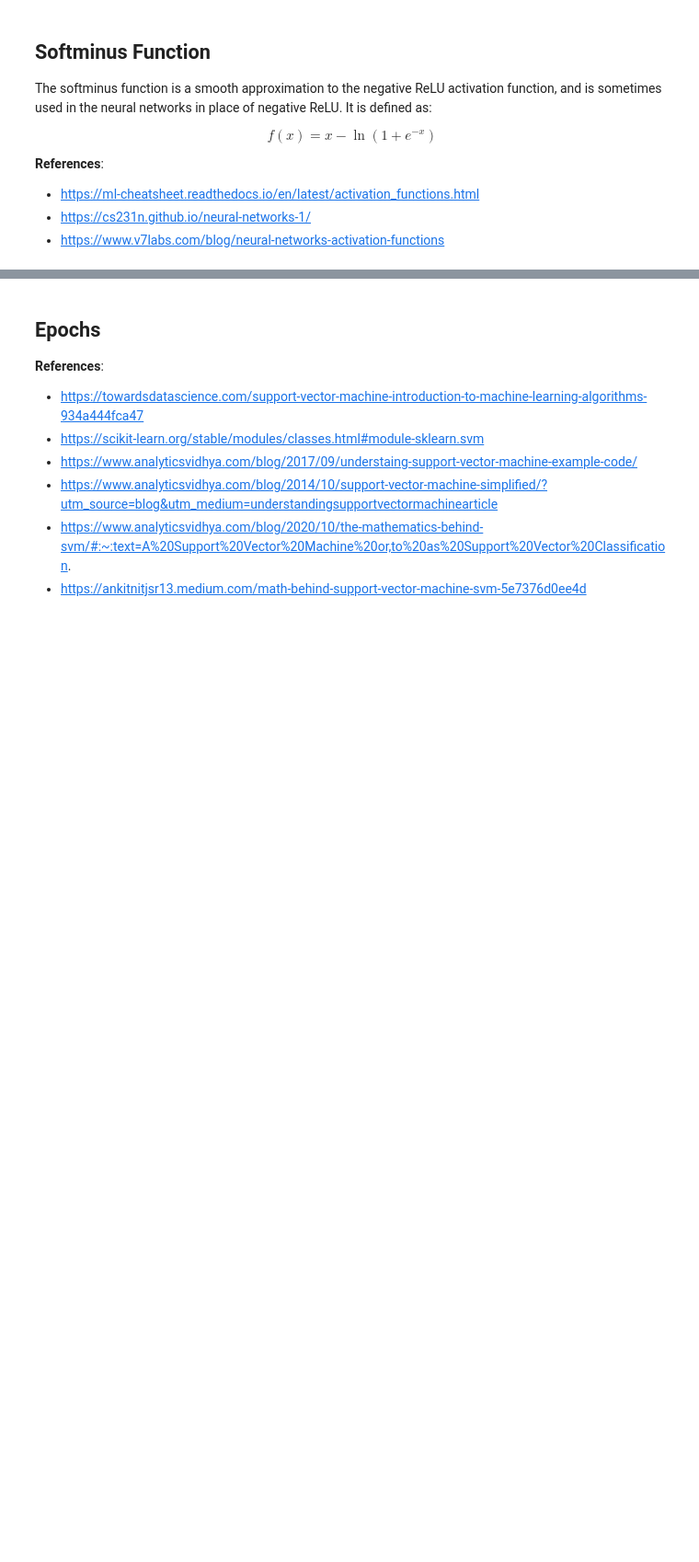
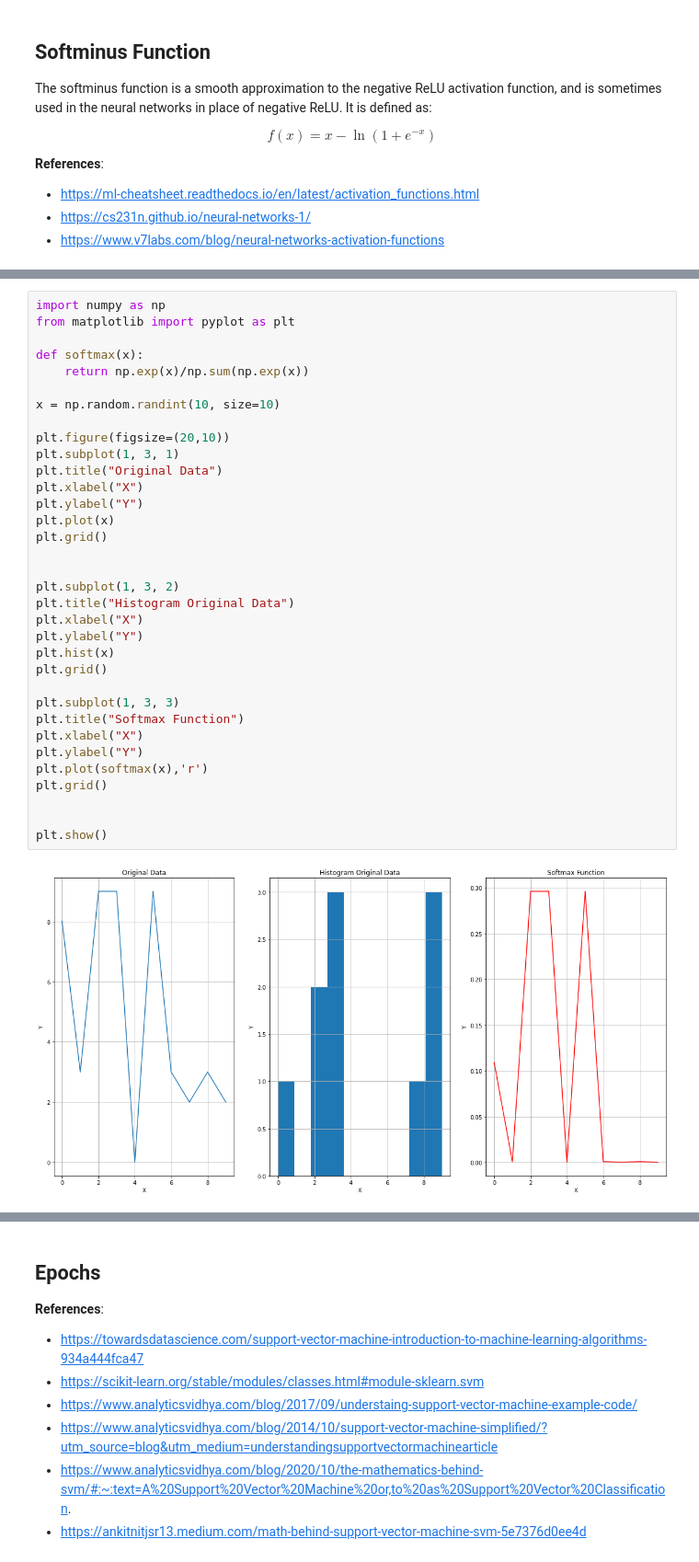
Before and after one commit to jpmh1309/mp6122_patterns, a Jupyter notebook: Notebook3.ipynb, the cells around one changed output, grey strips where cells are left out. Shown at 92% size. Saved outputs shown, nothing was run; the diff lists cells and outputs as text; blank space fills up the shorter version.

```diff
--- a/Notebook3.ipynb
+++ b/Notebook3.ipynb
@@ -592,0 +926,36 @@ plt.show()
+# %%
+import numpy as np
+from matplotlib import pyplot as plt
+
+def softmax(x):
+    return np.exp(x)/np.sum(np.exp(x))
+
+x = np.random.randint(10, size=10)
+
+plt.figure(figsize=(20,10))
+plt.subplot(1, 3, 1)
+plt.title("Original Data")
+plt.xlabel("X")
+plt.ylabel("Y")
+plt.plot(x)
+plt.grid()
+
+
+plt.subplot(1, 3, 2)
+plt.title("Histogram Original Data")
+plt.xlabel("X")
+plt.ylabel("Y")
+plt.hist(x)
+plt.grid()
+
+plt.subplot(1, 3, 3)
+plt.title("Softmax Function")
+plt.xlabel("X")
+plt.ylabel("Y")
+plt.plot(softmax(x),'r')
+plt.grid()
+
+
+plt.show()
+# %% [output]
+[figure, added]
```
Also changed, not shown: parts of 36 cells of this notebook, 2 other files.
